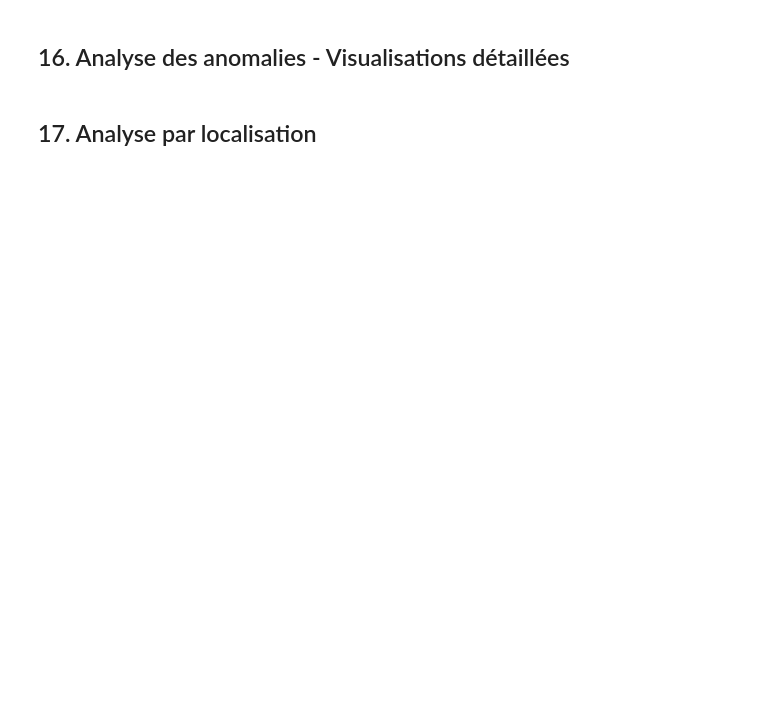
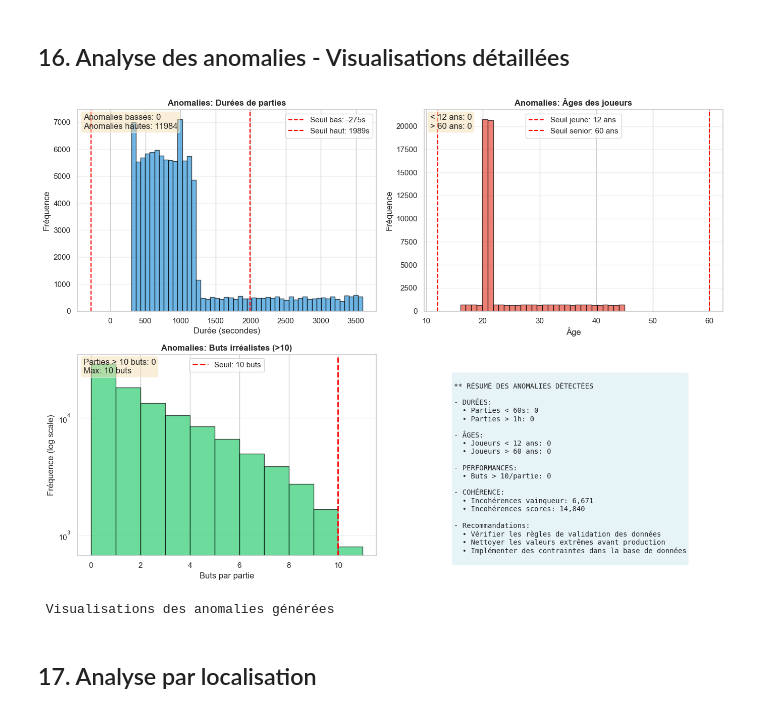
Before and after one commit to Thomas-Zabalo/Hackathon-Student-Template, a Jupyter notebook: rendus/ia_data/eda_analysis.ipynb, the cells around one changed output. Cells and saved outputs as stored; diff of their text form; code cells hidden in the pictures; blank space fills up the shorter version.

```diff
--- a/rendus/ia_data/eda_analysis.ipynb
+++ b/rendus/ia_data/eda_analysis.ipynb
@@ -1007,40 +1047,43 @@ if "player_goals" in df.columns:
 # 4. Résumé des anomalies
 ax = axes[1, 1]
 ax.axis('off')
 
 anomaly_summary = f"""
-📊 RÉSUMÉ DES ANOMALIES DÉTECTÉES
+** RÉSUMÉ DES ANOMALIES DÉTECTÉES
 
-⏱️ DURÉES:
+- DURÉES:
   • Parties < 60s: {anomalies.get('parties_très_courtes_lt_60s', 0):,}
   • Parties > 1h: {anomalies.get('parties_très_longues_gt_3600s', 0):,}
 
-👥 ÂGES:
+- ÂGES:
   • Joueurs < 12 ans: {anomalies.get('joueurs_âge_lt_12', 0):,}
   • Joueurs > 60 ans: {anomalies.get('joueurs_âge_gt_60', 0):,}
 
-⚽ PERFORMANCES:
+- PERFORMANCES:
   • Buts > 10/partie: {anomalies.get('joueur_buts_gt_10_par_partie', 0):,}
 
-🏆 COHÉRENCE:
+- COHÉRENCE:
   • Incohérences vainqueur: {anomalies.get('incohérences_vainqueur_déclaré_vs_inféré', 0):,}
   • Incohérences scores: {anomalies.get('parties_avec_incohérence_scores', 0):,}
 
-💡 Recommandations:
+- Recommandations:
   • Vérifier les règles de validation des données
   • Nettoyer les valeurs extrêmes avant production
   • Implémenter des contraintes dans la base de données
 """
 
 ax.text(0.1, 0.9, anomaly_summary, transform=ax.transAxes,
         fontsize=10, verticalalignment='top', family='monospace',
         bbox=dict(boxstyle='round', facecolor='lightblue', alpha=0.3))
 
 plt.tight_layout()
 plt.savefig(PLOTS_DIR / "anomalies_detailed.png", dpi=150, bbox_inches='tight')
 plt.show()
 
-print("✅ Visualisations des anomalies générées")
+print(" Visualisations des anomalies générées")
+# %% [output]
+[figure, added]
+ Visualisations des anomalies générées
 # %% [markdown]
 ## 17. Analyse par localisation
 # %%
```
Also changed, not shown: parts of 19 cells of this notebook, 1 other file.
